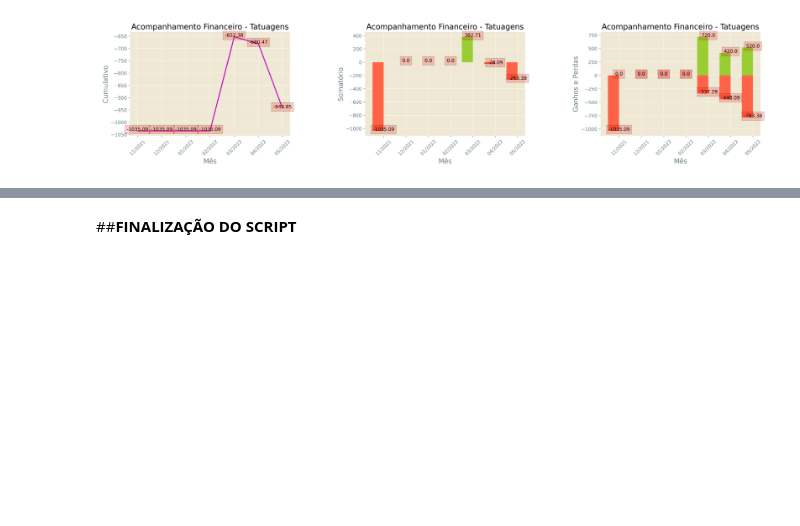
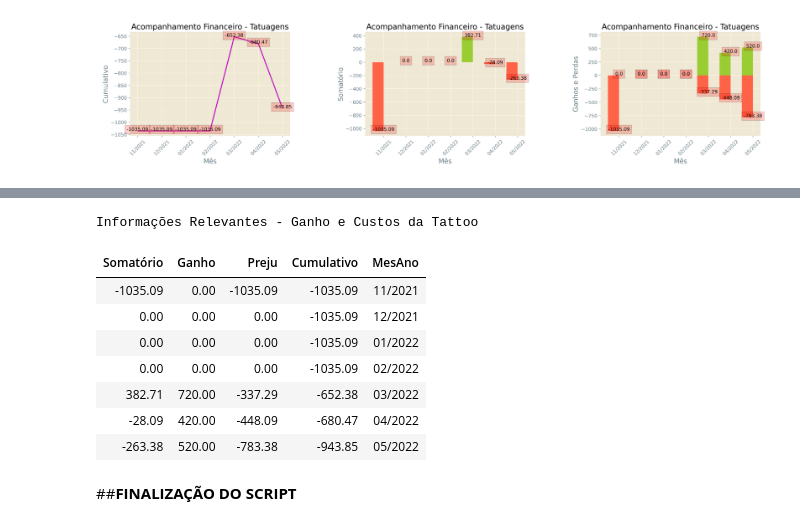
Before and after one commit to lucammarini/Fluxo_de_Caixa, a Jupyter notebook: DASHBOARD_TATTOOS.ipynb, the cells around one changed output, grey strips where cells are left out. Saved outputs shown, nothing was run; the diff lists cells and outputs as text; code cells hidden in the pictures; blank space fills up the shorter version.

```diff
--- a/DASHBOARD_TATTOOS.ipynb
+++ b/DASHBOARD_TATTOOS.ipynb
@@ -255,3 +268,20 @@ plotagem_graficos_e_tabelas()
+# %%
+(df_resumo_fancy.style
+  .background_gradient(cmap=cm, subset=['Somatório','Cumulativo'])
+  .hide_index()
+  .set_caption('Informações Relevantes - Ganho e Custos da Tattoo')
+  .format(precision=2)
+  .set_table_styles(styles))
+# %% [output]
+Informações Relevantes - Ganho e Custos da Tattoo
+| Somatório | Ganho | Preju | Cumulativo | MesAno |
+| -1035.09 | 0.00 | -1035.09 | -1035.09 | 11/2021 |
+| 0.00 | 0.00 | 0.00 | -1035.09 | 12/2021 |
+| 0.00 | 0.00 | 0.00 | -1035.09 | 01/2022 |
+| 0.00 | 0.00 | 0.00 | -1035.09 | 02/2022 |
+| 382.71 | 720.00 | -337.29 | -652.38 | 03/2022 |
+| -28.09 | 420.00 | -448.09 | -680.47 | 04/2022 |
+| -263.38 | 520.00 | -783.38 | -943.85 | 05/2022 |
 # %% [markdown]
 ##**FINALIZAÇÃO DO SCRIPT**
 # %%
```
Also changed, not shown: parts of 12 cells of this notebook, 1 other file.
